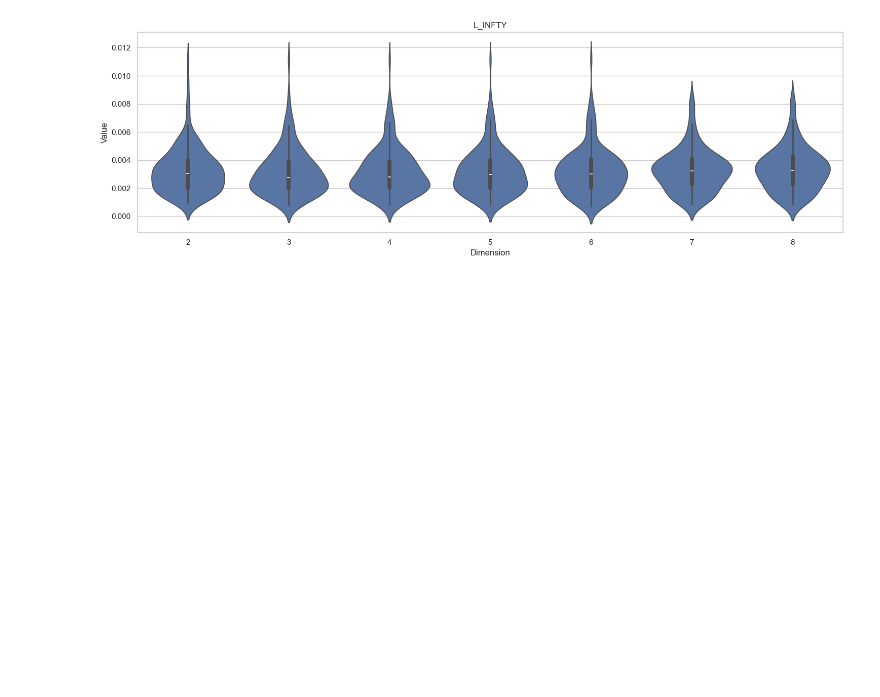
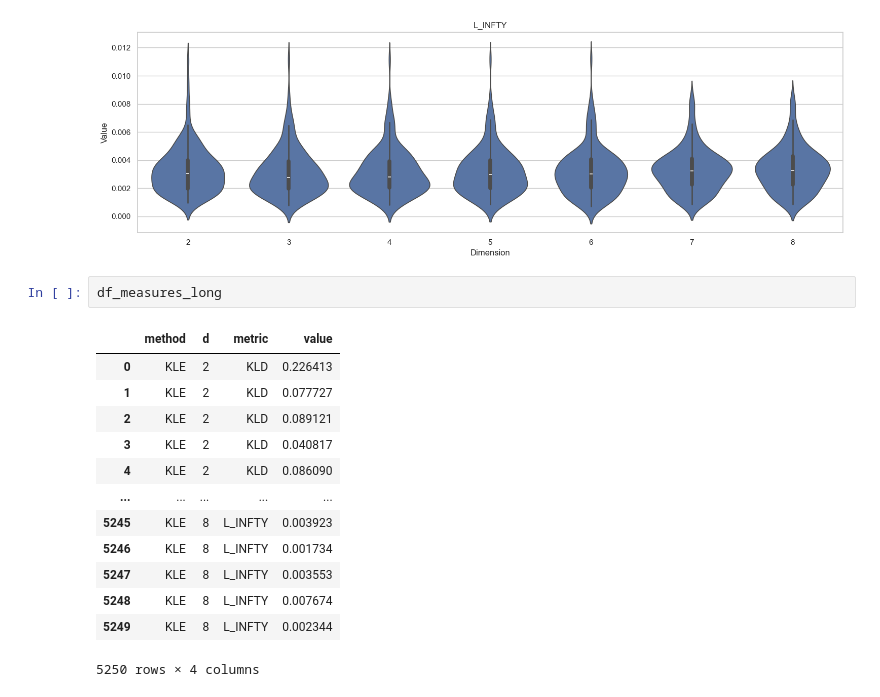
Before and after one commit to matheus-vizzotto/densities4risk, a Jupyter notebook: notebooks/05_forecasting_bovespa_b.ipynb, the cells around one changed output. Saved outputs shown, nothing was run; the diff lists cells and outputs as text; blank space fills up the shorter version.

```diff
--- a/notebooks/05_forecasting_bovespa_b.ipynb
+++ b/notebooks/05_forecasting_bovespa_b.ipynb
@@ -494,4 +494,20 @@ for m in measures:
 [figure]
 [figure]
 [figure]
+# %%
+df_measures_long
+# %% [output]
+|  | method | d | metric | value |
+| 0 | KLE | 2 | KLD | 0.226413 |
+| 1 | KLE | 2 | KLD | 0.077727 |
+| 2 | KLE | 2 | KLD | 0.089121 |
+| 3 | KLE | 2 | KLD | 0.040817 |
+| 4 | KLE | 2 | KLD | 0.086090 |
+| ... | ... | ... | ... | ... |
+| 5245 | KLE | 8 | L_INFTY | 0.003923 |
+| 5246 | KLE | 8 | L_INFTY | 0.001734 |
+| 5247 | KLE | 8 | L_INFTY | 0.003553 |
+| 5248 | KLE | 8 | L_INFTY | 0.007674 |
+| 5249 | KLE | 8 | L_INFTY | 0.002344 |
+5250 rows × 4 columns
 # %%
```
Also changed, not shown: parts of 2 cells of this notebook.
